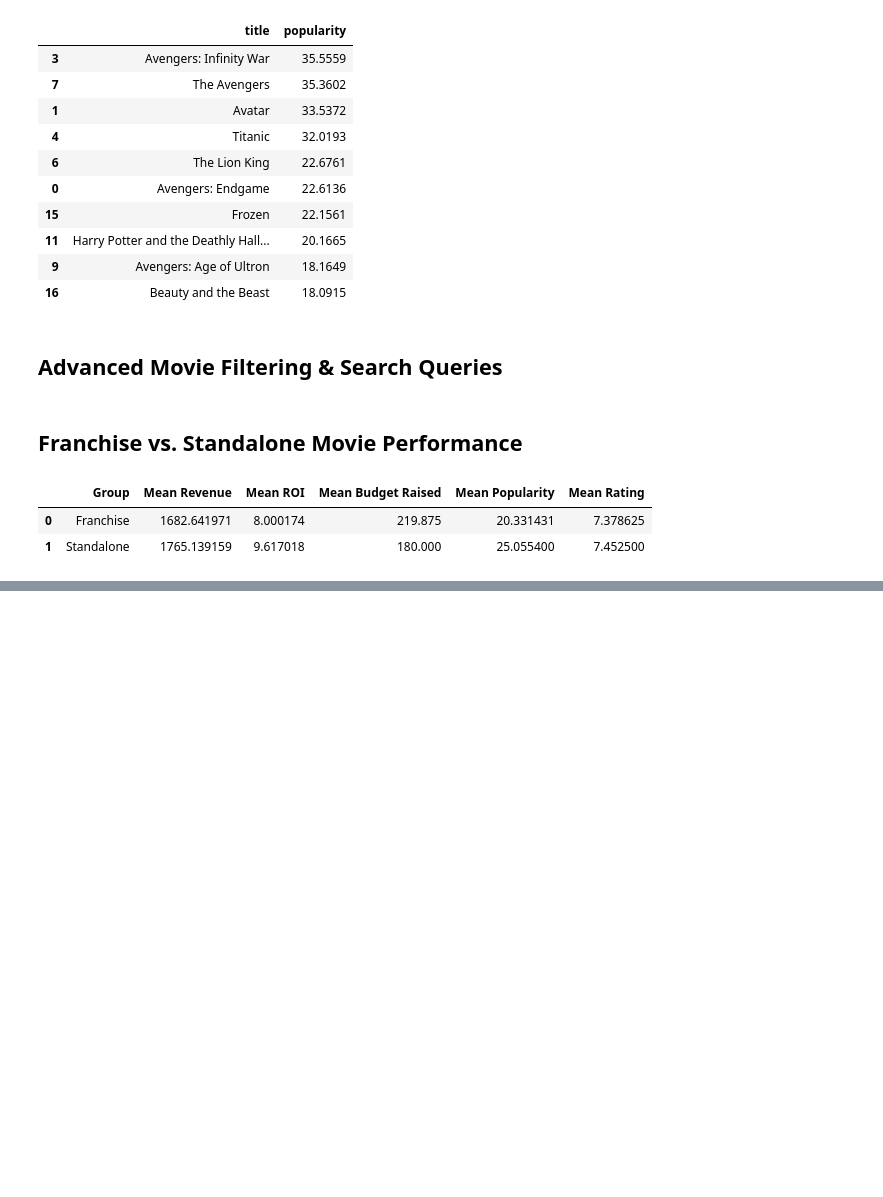
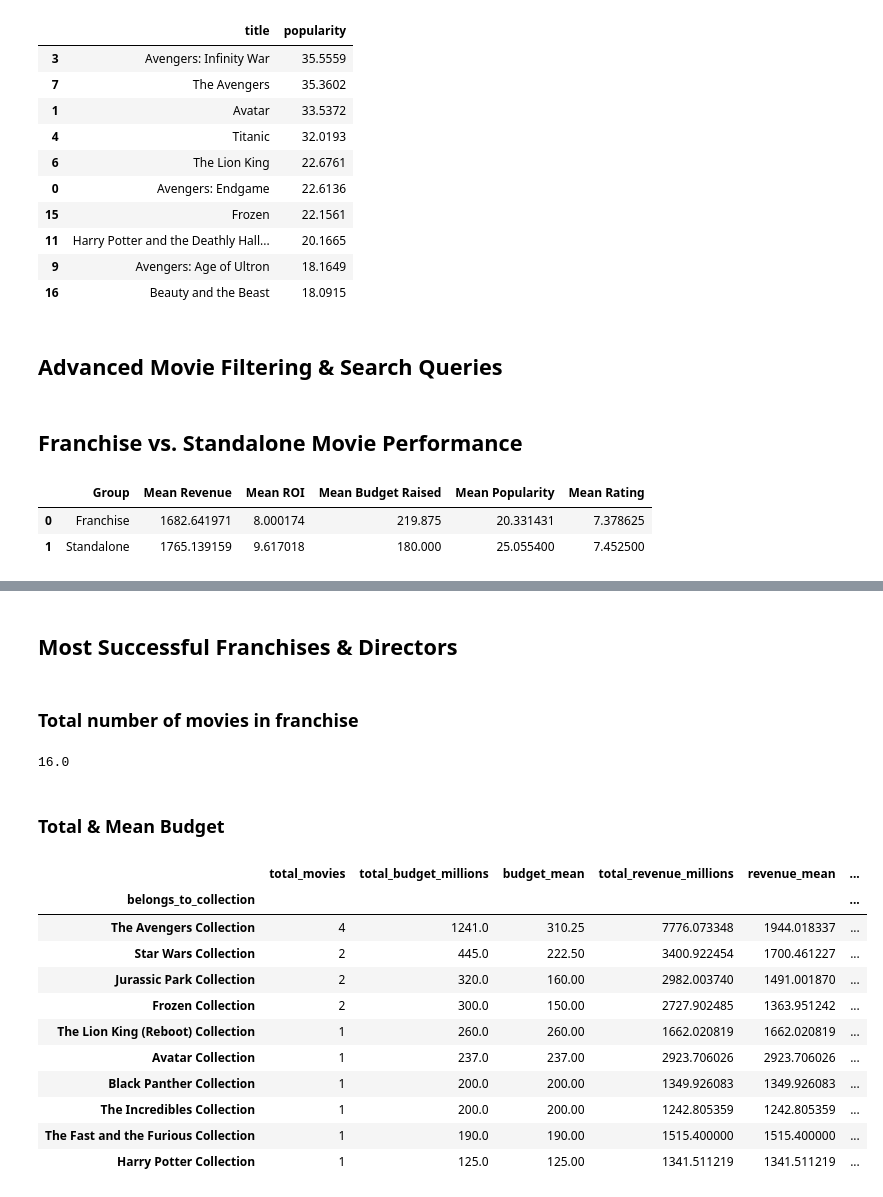
Before and after one commit to Hakeemwiki/DE-Projects, a Jupyter notebook: notebooks/TMDB_Movie_analysis.ipynb, the cells around one changed output, grey strips where cells are left out. Drawn from its saved outputs; the diff is of its cells as text; code cells hidden in the pictures; blank space fills up the shorter version.

Commit message:
Most successful movie franchise based on the provided metrics

```diff
--- a/notebooks/TMDB_Movie_analysis.ipynb
+++ b/notebooks/TMDB_Movie_analysis.ipynb
@@ -661,0 +641,43 @@ Name: runtime, dtype: int64
+# %% [markdown]
+## Most Successful Franchises & Directors
+# %%
+def analyze_franchise(data, sort_by = None, ascending = False):
+
+    franchise = data[data['belongs_to_collection'].notna()]
+
+    franchise_stat = franchise.groupby('belongs_to_collection').agg({
+        'id': 'count',
+        'budget_millions': ['sum', 'mean'],
+        'revenue_millions': ['sum', 'mean'],
+        'vote_average': 'mean'
+    })
+
+    franchise_stat.columns = ['total_movies', 'total_budget_millions', 'budget_mean', 'total_revenue_millions',
+                              'revenue_mean', 'mean_rating']
+
+    if sort_by:
+        franchise_stat = franchise_stat.sort_values(by = sort_by, ascending = ascending)
+    return franchise_stat
+# %% [markdown]
+### Total number of movies in franchise
+# %%
+analyze_franchise(data).sum()['total_movies']
+# %% [output]
+16.0
+# %% [markdown]
+### Total & Mean Budget
+# %%
+analyze_franchise(data, sort_by=['total_budget_millions', 'budget_mean'])
+# %% [output]
+|  | total_movies | total_budget_millions | budget_mean | total_revenue_millions | revenue_mean | ... |
+| belongs_to_collection |  |  |  |  |  | ... |
+| The Avengers Collection | 4 | 1241.0 | 310.25 | 7776.073348 | 1944.018337 | ... |
+| Star Wars Collection | 2 | 445.0 | 222.50 | 3400.922454 | 1700.461227 | ... |
+| Jurassic Park Collection | 2 | 320.0 | 160.00 | 2982.003740 | 1491.001870 | ... |
+| Frozen Collection | 2 | 300.0 | 150.00 | 2727.902485 | 1363.951242 | ... |
+| The Lion King (Reboot) Collection | 1 | 260.0 | 260.00 | 1662.020819 | 1662.020819 | ... |
+| Avatar Collection | 1 | 237.0 | 237.00 | 2923.706026 | 2923.706026 | ... |
+| Black Panther Collection | 1 | 200.0 | 200.00 | 1349.926083 | 1349.926083 | ... |
+| The Incredibles Collection | 1 | 200.0 | 200.00 | 1242.805359 | 1242.805359 | ... |
+| The Fast and the Furious Collection | 1 | 190.0 | 190.00 | 1515.400000 | 1515.400000 | ... |
+| Harry Potter Collection | 1 | 125.0 | 125.00 | 1341.511219 | 1341.511219 | ... |
```
Also changed, not shown: parts of 10 cells of this notebook.
